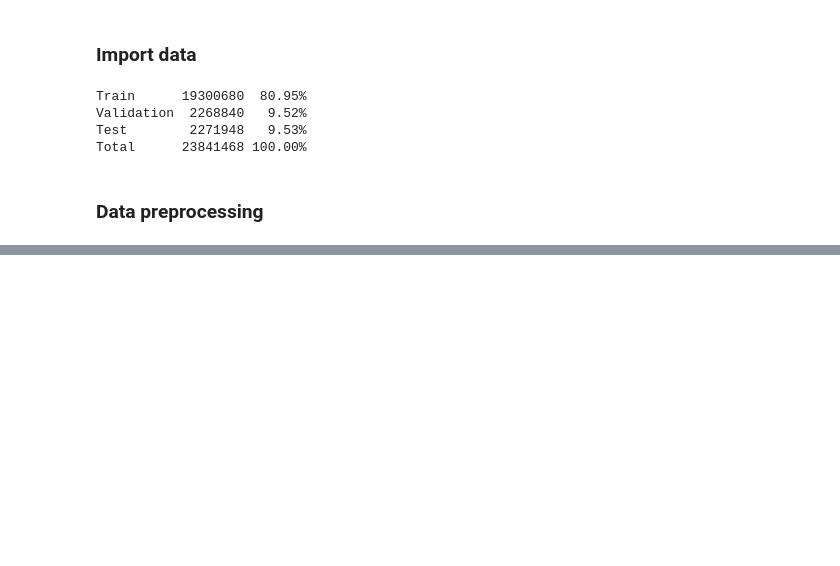
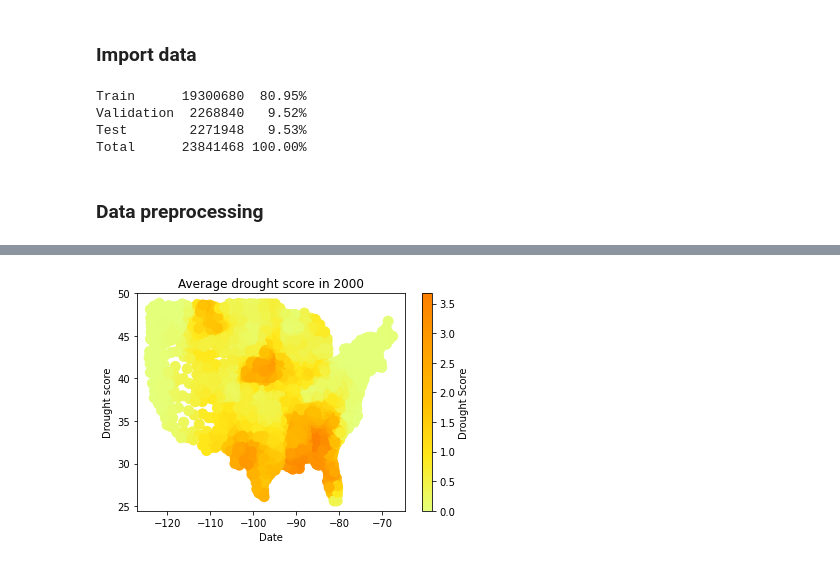
Before and after one commit to vinayakSharm/MLDrought, a Jupyter notebook: project_drought_EDA.ipynb, the cells around one changed output, grey strips where cells are left out. Drawn from its saved outputs; the diff is of its cells as text; code cells hidden in the pictures; blank space fills up the shorter version.

```diff
--- a/project_drought_EDA.ipynb
+++ b/project_drought_EDA.ipynb
@@ -271,0 +65,18 @@ y_test = test.iloc[:,-1]
+# %%
+# # training data preprocessing
+train['date'] = pd.to_datetime(train['date']) # parse date.
+train['score'] = train['score'].apply(pd.to_numeric).interpolate()
+train['drought_level'] = np.floor(train['score']) # classify drought level.
+train.dropna(inplace=True) # remove all examples containing NaN.
+
+# validation data preprocessing
+valid['date'] = pd.to_datetime(valid['date']) # parse date.
+valid['score'] = valid['score'].apply(pd.to_numeric).interpolate()
+valid['drought_level'] = np.floor(valid['score']) # classify drought level.
+valid.dropna(inplace=True) # remove all examples containing NaN.
+
+# testing data preprocessing
+test['date'] = pd.to_datetime(test['date']) # parse date.
+test['score'] = test['score'].apply(pd.to_numeric).interpolate()
+test['drought_level'] = np.floor(test['score']) # classify drought level.
+test.dropna(inplace=True) # remove all examples containing NaN.
@@ -271,0 +163,14 @@ y_test = test.iloc[:,-1]
+# %%
+#Average drought score in 2000
+year2000 =reduced_data[reduced_data['year']==2000].groupby('fips').mean()
+
+plt.scatter(year2000['lon'], year2000['lat'], c=year2000['score'], cmap=plt.get_cmap('Wistia'), s=100)
+cbar = plt.colorbar()
+cbar.set_label('Drought Score')
+plt.xlabel('Date')
+plt.ylabel('Drought score')
+plt.title('Average drought score in 2000')
+# plt.savefig(plot+'Average drought score in 2000')
+plt.show();
+# %% [output]
+[figure, added]
```
Also changed, not shown: parts of 49 cells of this notebook.
